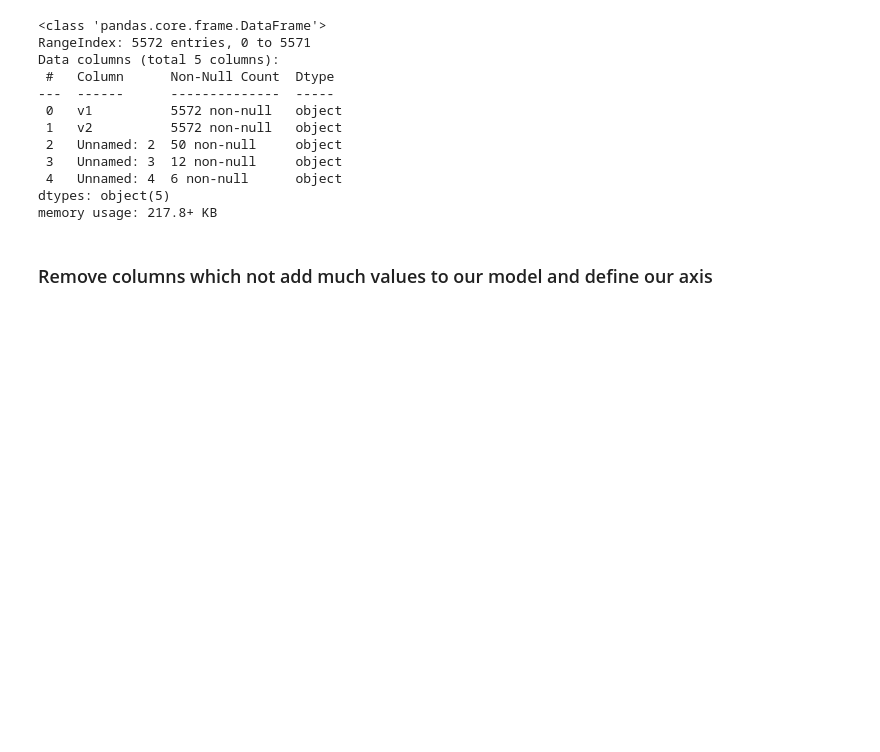
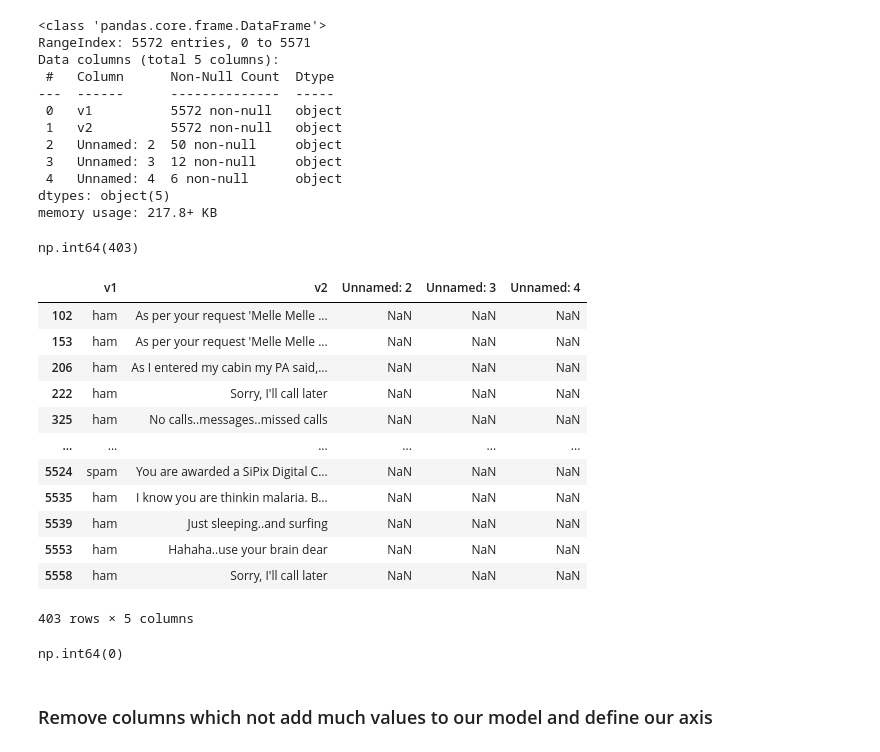
Before and after one commit to must-Zeus0036/Final-Project-Machine-Learning, a Jupyter notebook: spam-classifier.ipynb, the cells around one changed output. Saved outputs shown, nothing was run; the diff lists cells and outputs as text; code cells hidden in the pictures; blank space fills up the shorter version.

```diff
--- a/spam-classifier.ipynb
+++ b/spam-classifier.ipynb
@@ -53,3 +53,24 @@ Data columns (total 5 columns):
  4   Unnamed: 4  6 non-null      object
 dtypes: object(5)
 memory usage: 217.8+ KB
+# %%
+data.duplicated().sum()
+# %% [output]
+np.int64(403)
+# %%
+# Show all duplicate rows
+data[data.duplicated()]
+# %% [output]
+|  | v1 | v2 | Unnamed: 2 | Unnamed: 3 | Unnamed: 4 |
+| 102 | ham | As per your request 'Melle Melle ... | NaN | NaN | NaN |
+| 153 | ham | As per your request 'Melle Melle ... | NaN | NaN | NaN |
+| 206 | ham | As I entered my cabin my PA said,... | NaN | NaN | NaN |
+| 222 | ham | Sorry, I'll call later | NaN | NaN | NaN |
+| 325 | ham | No calls..messages..missed calls | NaN | NaN | NaN |
+| ... | ... | ... | ... | ... | ... |
+| 5524 | spam | You are awarded a SiPix Digital C... | NaN | NaN | NaN |
+| 5535 | ham | I know you are thinkin malaria. B... | NaN | NaN | NaN |
+| 5539 | ham | Just sleeping..and surfing | NaN | NaN | NaN |
+| 5553 | ham | Hahaha..use your brain dear | NaN | NaN | NaN |
+| 5558 | ham | Sorry, I'll call later | NaN | NaN | NaN |
+403 rows × 5 columns
@@ -56,3 +79,8 @@ memory usage: 217.8+ KB
+# %%
+# Check again to confirm
+data.duplicated().sum()
+# %% [output]
+np.int64(0)
 # %% [markdown]
 ### Remove columns which not add much values to our model and define our axis
 # %%
```
Also changed, not shown: parts of 10 cells of this notebook, 2 other files.
